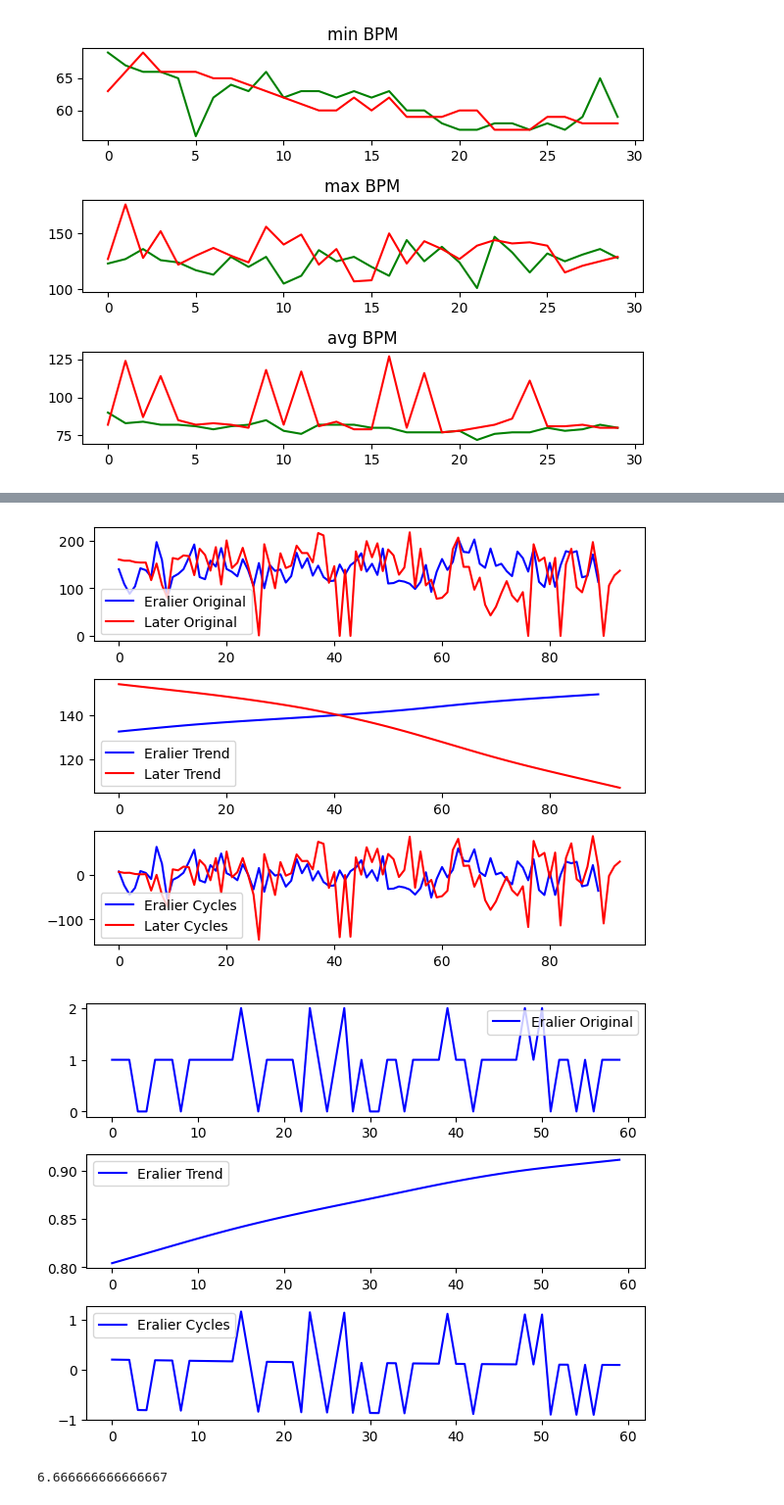
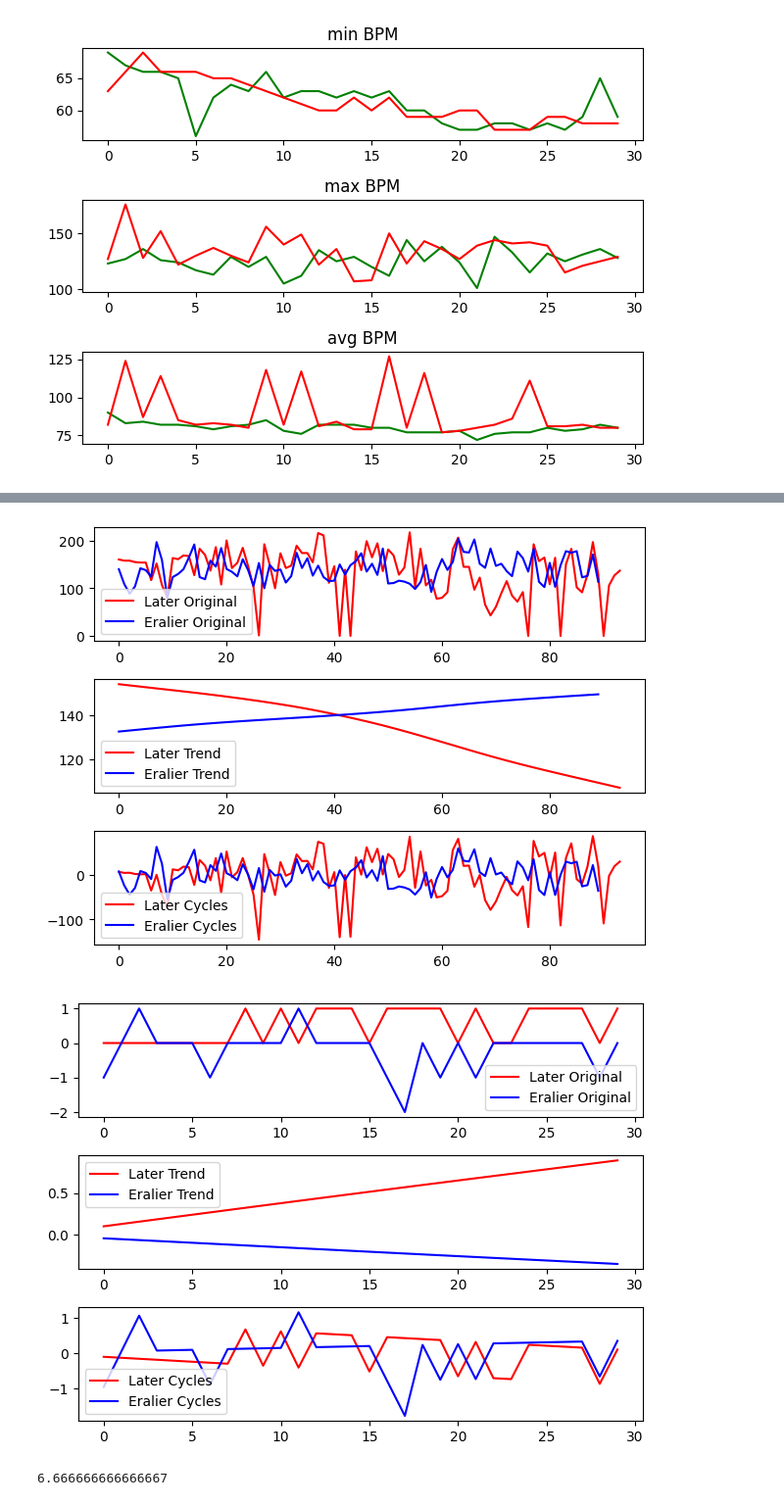
Before and after one commit to Alisa-lisa/conferences, a Jupyter notebook: EP_2023/TSAnalysis.ipynb, the cells around one changed output, grey strips where cells are left out. Shown: that part at 98% size. Saved outputs shown, nothing was run; the diff lists cells and outputs as text; code cells hidden in the pictures.

```diff
--- a/EP_2023/TSAnalysis.ipynb
+++ b/EP_2023/TSAnalysis.ipynb
@@ -198,12 +198,10 @@ def plot_raw_timeseries(df_in: pd.DataFrame, start: str, end: str, duration: int
                                 normalize=normalize)
             trend2, cycles2, noise2 = decompose(second_period)
             cycles2, trend2 = sm.tsa.filters.hpfilter(second_period, 1600 * 3 ** 4)
+            plot_decomposition(second_period.tolist(), trend2, cycles2, noise2, 'red', 'Later')
 
     plot_decomposition(first_period.tolist(), trend1, cycles1, noise1, 'blue', 'Eralier')
 
-    if multiple:
-        plot_decomposition(second_period.tolist(), trend2, cycles2, noise2, 'red', 'Later')
-
     fig.tight_layout()
 # %%
 %%capture --no-display
@@ -260,7 +258,7 @@ plot_raw_timeseries(df_in = df_sleep,
                     multiple=True,
                     hp_on=True)
 # %% [output]
-[figure, old version]
+[figure, new version]
 # %%
 # mood + correlation with deep sleep
 mood_df = pd.read_csv("data/mood_dailio.csv", header=0)
@@ -282,17 +280,17 @@ mood_df['mood'] = mood_df['mood'].apply(lambda x: map_mood(x))
 # %%
 %%capture --no-display
 plot_raw_timeseries(df_in=mood_df,
-                    start='2023-05-01',
-                    end='2023-05-01', duration=60,
+                    start='2021-06-01',
+                    end='2022-06-01', duration=30,
                     column='mood',
                     date_column='full_date',
                     date_is_string=True,
                     aggregation='avg',
                     normalize=False,
-                    multiple=False,
+                    multiple=True,
                     hp_on=True)
 # %% [output]
-[figure, old version]
+[figure, new version]
 # %%
 # dis not really working =(
 def compute_cycle_period(time_series, sampling_rate):
```
Also changed, not shown: parts of 3 cells of this notebook, 2 other files.
